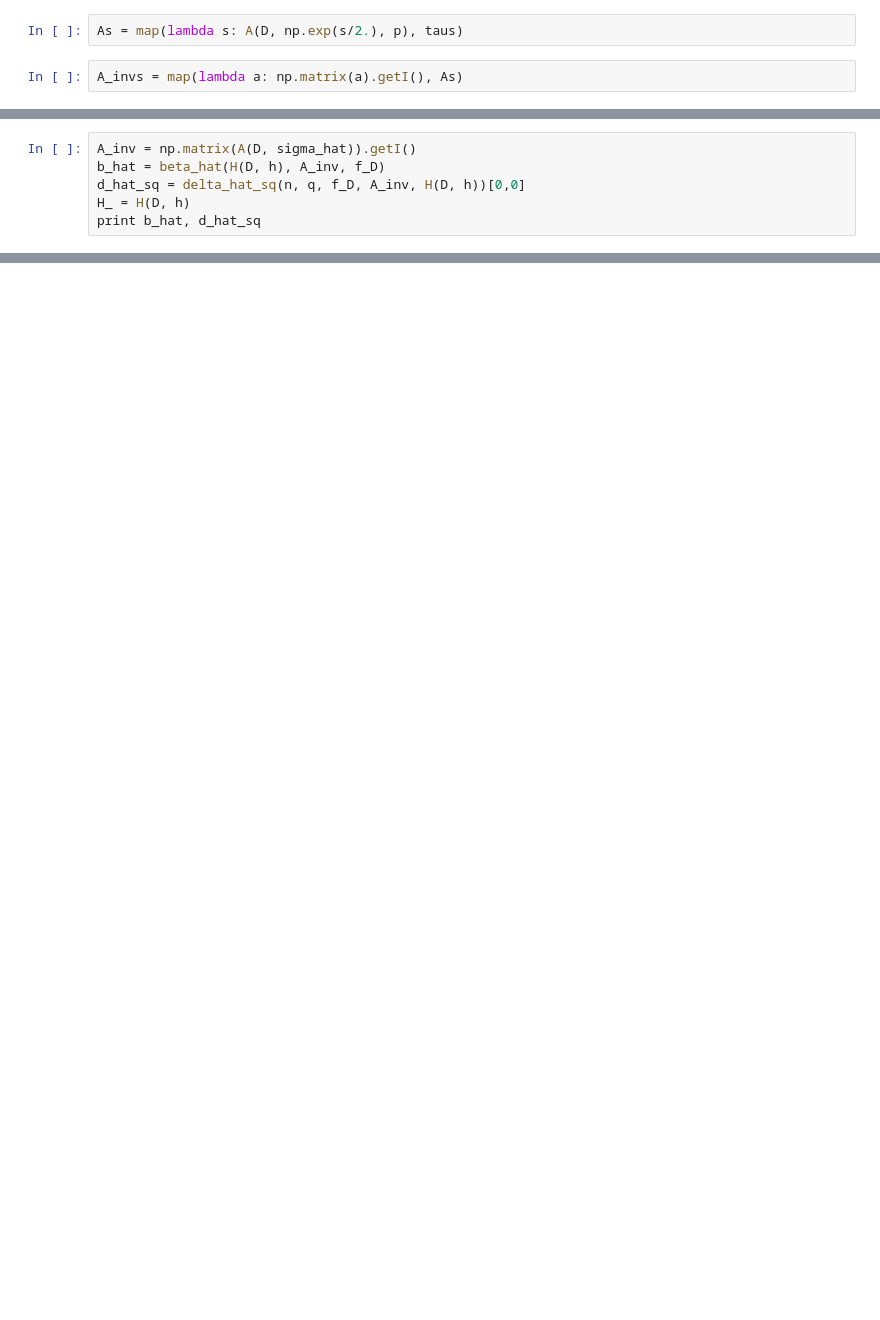
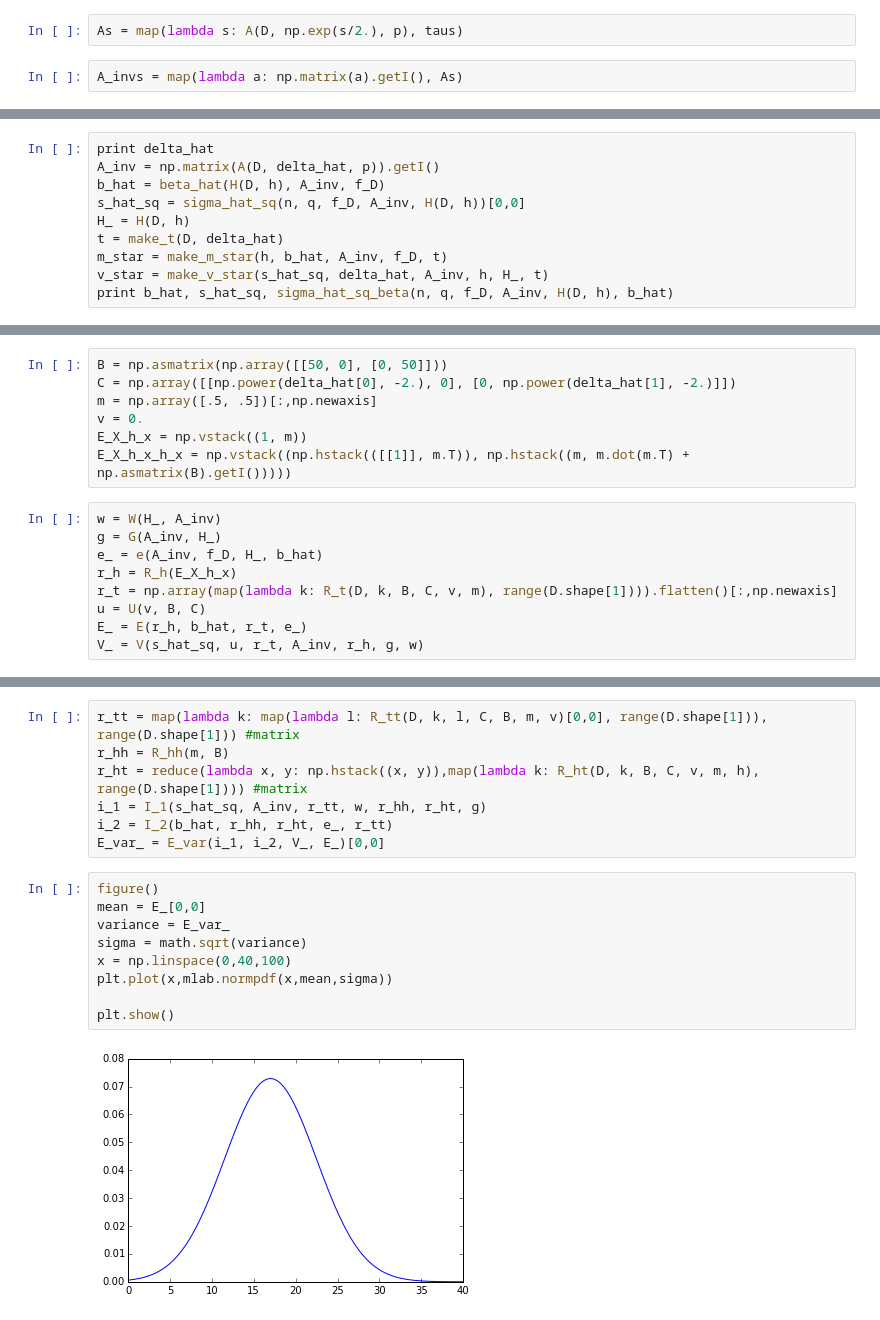
Before and after one commit to greenape/gem-experiments, a Jupyter notebook: 2d_gp_emu.ipynb, the cells around one changed output, grey strips where cells are left out. Cells and saved outputs as stored; diff of their text form; blank space fills up the shorter version.

```diff
--- a/2d_gp_emu.ipynb
+++ b/2d_gp_emu.ipynb
@@ -249,7 +375,11 @@ Optimization terminated successfully.
 # %%
-A_inv = np.matrix(A(D, sigma_hat)).getI()
+print delta_hat
+A_inv = np.matrix(A(D, delta_hat, p)).getI()
 b_hat = beta_hat(H(D, h), A_inv, f_D)
-d_hat_sq = delta_hat_sq(n, q, f_D, A_inv, H(D, h))[0,0]
+s_hat_sq = sigma_hat_sq(n, q, f_D, A_inv, H(D, h))[0,0]
 H_ = H(D, h)
-print b_hat, d_hat_sq
+t = make_t(D, delta_hat)
+m_star = make_m_star(h, b_hat, A_inv, f_D, t)
+v_star = make_v_star(s_hat_sq, delta_hat, A_inv, h, H_, t)
+print b_hat, s_hat_sq, sigma_hat_sq_beta(n, q, f_D, A_inv, H(D, h), b_hat)
 # %% [output]
@@ -342,0 +390,16 @@ Optimization terminated successfully.
+# %%
+B = np.asmatrix(np.array([[50, 0], [0, 50]]))
+C = np.array([[np.power(delta_hat[0], -2.), 0], [0, np.power(delta_hat[1], -2.)]])
+m = np.array([.5, .5])[:,np.newaxis]
+v = 0.
+E_X_h_x = np.vstack((1, m))
+E_X_h_x_h_x = np.vstack((np.hstack(([[1]], m.T)), np.hstack((m, m.dot(m.T) + np.asmatrix(B).getI()))))
+# %%
+w = W(H_, A_inv)
+g = G(A_inv, H_)
+e_ = e(A_inv, f_D, H_, b_hat)
+r_h = R_h(E_X_h_x)
+r_t = np.array(map(lambda k: R_t(D, k, B, C, v, m), range(D.shape[1]))).flatten()[:,np.newaxis]
+u = U(v, B, C)
+E_ = E(r_h, b_hat, r_t, e_)
+V_ = V(s_hat_sq, u, r_t, A_inv, r_h, g, w)
@@ -342,0 +410,18 @@ Optimization terminated successfully.
+# %%
+r_tt = map(lambda k: map(lambda l: R_tt(D, k, l, C, B, m, v)[0,0], range(D.shape[1])), range(D.shape[1])) #matrix
+r_hh = R_hh(m, B)
+r_ht = reduce(lambda x, y: np.hstack((x, y)),map(lambda k: R_ht(D, k, B, C, v, m, h), range(D.shape[1]))) #matrix
+i_1 = I_1(s_hat_sq, A_inv, r_tt, w, r_hh, r_ht, g)
+i_2 = I_2(b_hat, r_hh, r_ht, e_, r_tt)
+E_var_ = E_var(i_1, i_2, V_, E_)[0,0]
+# %%
+figure()
+mean = E_[0,0]
+variance = E_var_
+sigma = math.sqrt(variance)
+x = np.linspace(0,40,100)
+plt.plot(x,mlab.normpdf(x,mean,sigma))
+
+plt.show()
+# %% [output]
+[figure, added]
```
Also changed, not shown: parts of 27 cells of this notebook, 1 other file.
